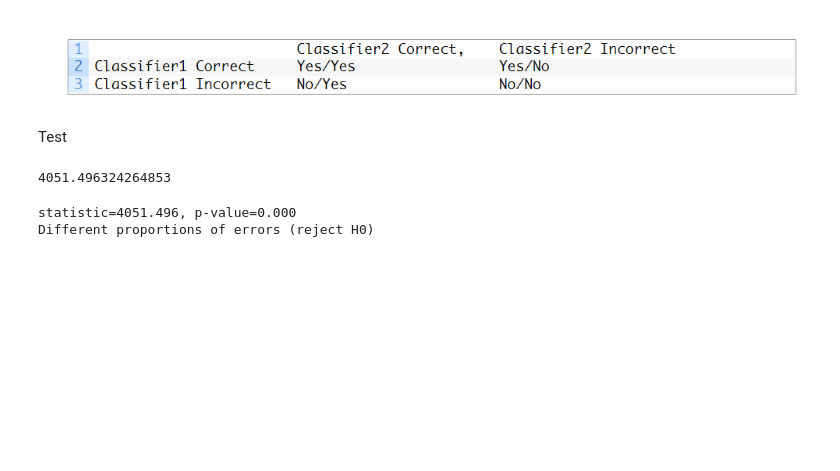
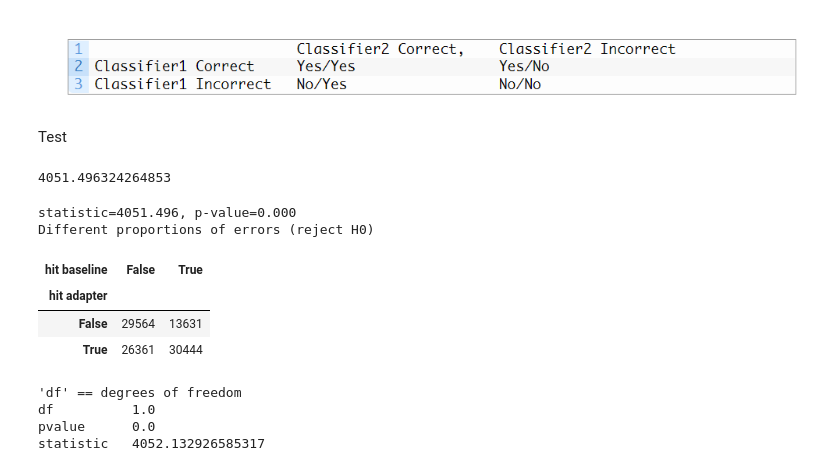
Before and after one commit to Liebelife/DNA-Sequence-Type-Classification-Using-Deep-Learning, a Jupyter notebook: Model_comparison.ipynb, the cells around one changed output. Cells and saved outputs as stored; diff of their text form; code cells hidden in the pictures; blank space fills up the shorter version.

```diff
--- a/Model_comparison.ipynb
+++ b/Model_comparison.ipynb
@@ -202,0 +201,8 @@ from statsmodels.stats.contingency_tables import mcnemar
+# %%
+myCross = pd.crosstab(df["hit adapter"], df["hit baseline"])
+myCross
+# %% [output]
+| hit baseline | False | True |
+| hit adapter |  |  |
+| False | 29564 | 13631 |
+| True | 26361 | 30444 |
@@ -202,0 +211,9 @@ from statsmodels.stats.contingency_tables import mcnemar
+# %%
+from statsmodels.stats.api import SquareTable
+print("'df' == degrees of freedom")
+print(SquareTable(myCross, shift_zeros=False).symmetry())
+# %% [output]
+'df' == degrees of freedom
+df          1.0
+pvalue      0.0
+statistic   4052.132926585317
```
Also changed, not shown: parts of 21 cells of this notebook.
